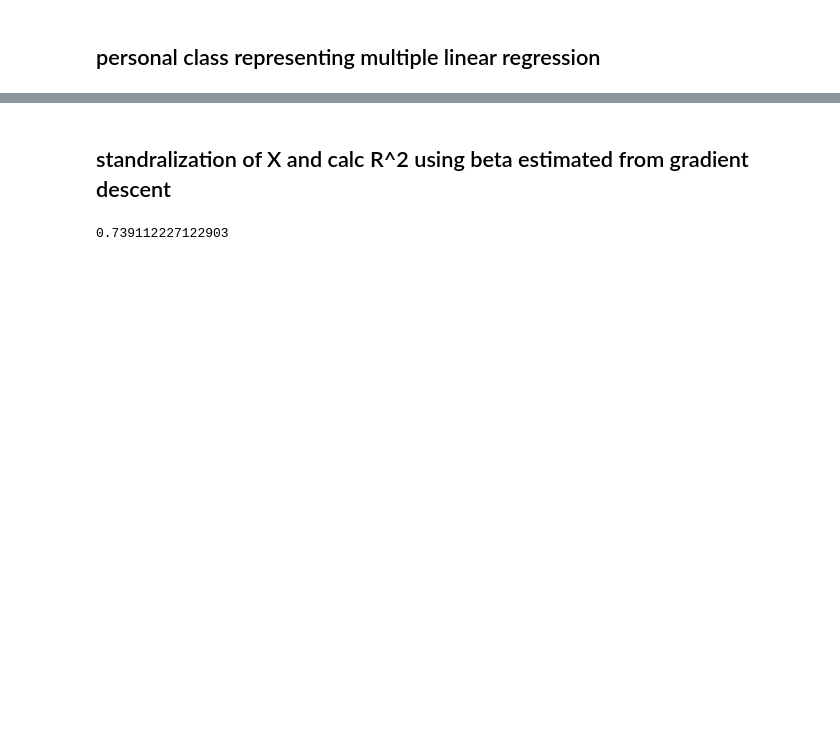
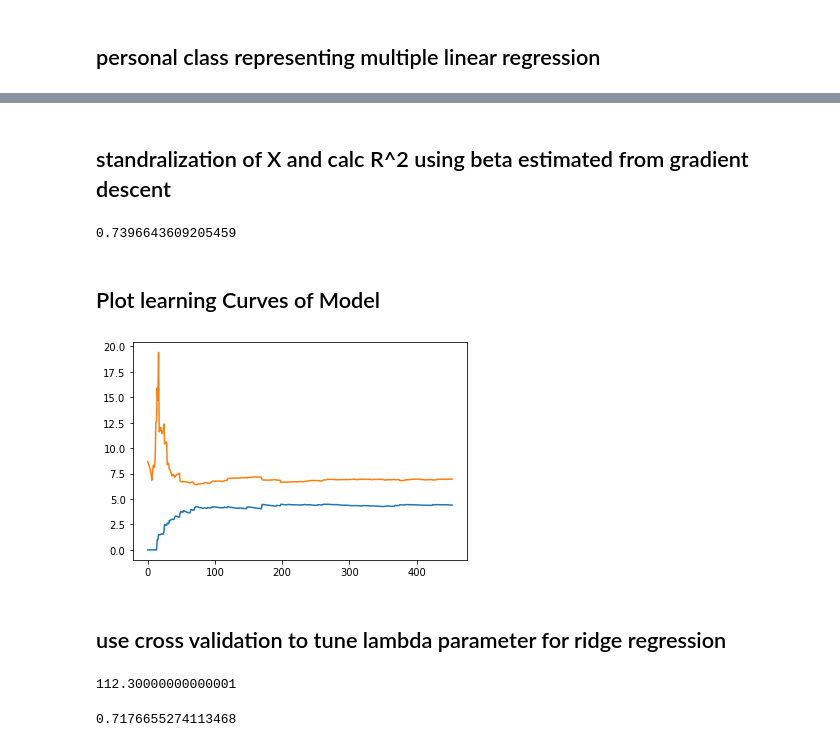
Before and after one commit to ShimaaBetah/Methods-Of-Statistical-Analysis, a Jupyter notebook: multiple linear-regression/MultipleLinearRegression.ipynb, the cells around one changed output, grey strips where cells are left out. Saved outputs shown, nothing was run; the diff lists cells and outputs as text; code cells hidden in the pictures; blank space fills up the shorter version.

Commit message:
apply ridge regression for BDS and gradient descent  for yeast DS

```diff
--- a/multiple linear-regression/MultipleLinearRegression.ipynb
+++ b/multiple linear-regression/MultipleLinearRegression.ipynb
@@ -218,13 +230,31 @@ getRSquared(X,y,estimated_beta)
 # %%
 def cost(X, Y, beta):
   return ((Y - (X @ beta))**2).mean()
-# %% [markdown]
-## standralization of X and calc R^2 using beta estimated from gradient descent
+# %% [markdown]
+## standralization of X and calc R^2 using beta estimated from gradient descent
 # %%
-std_scaler = preprocessing.StandardScaler()
-X = boston_data[features].to_numpy()
-X = std_scaler.fit_transform(X)
-X = sm.X = sm.add_constant(X)
+
 getRSquared(X,y,estimated_beta)
 # %% [output]
-0.739112227122903
+0.7396643609205459
+# %% [markdown]
+## Plot learning Curves of Model
+# %%
+def plot_learning_curves(model, X, y):
+    X_train, X_test, y_train, y_test = train_test_split(X, y, test_size=0.1)
+
+    train_errors , val_errors = [],[]
+    for i in range (1,len(X_train)):
+        model.fit(X_train[:i],y_train[:i])
+        y_train_predict= model.predict(X_train[:i])
+        y_test_predict = model.predict(X_test)
+        train_errors.append(mean_squared_error(y_train[:i],y_train_predict))
+        val_errors.append(mean_squared_error(y_test,y_test_predict))
+    plt.plot(np.sqrt(train_errors),  label = 'train')
+    plt.plot(np.sqrt(val_errors), label = "test")
+# %%
+plot_learning_curves(reg,X,y)
+# %% [output]
+[figure, added]
+# %% [markdown]
+## use cross validation to tune lambda parameter for ridge regression
@@ -230,0 +285,11 @@ getRSquared(X,y,estimated_beta)
+# %%
+alpha = get_alpha(X,y)
+alpha
+# %% [output]
+112.30000000000001
+# %%
+ridge = linear_model.Ridge(alpha = alpha)
+ridge.fit(X,y)
+r2_score(y,ridge.predict(X))
+# %% [output]
+0.7176655274113468
```
Also changed, not shown: parts of 12 cells of this notebook, 3 other files.
